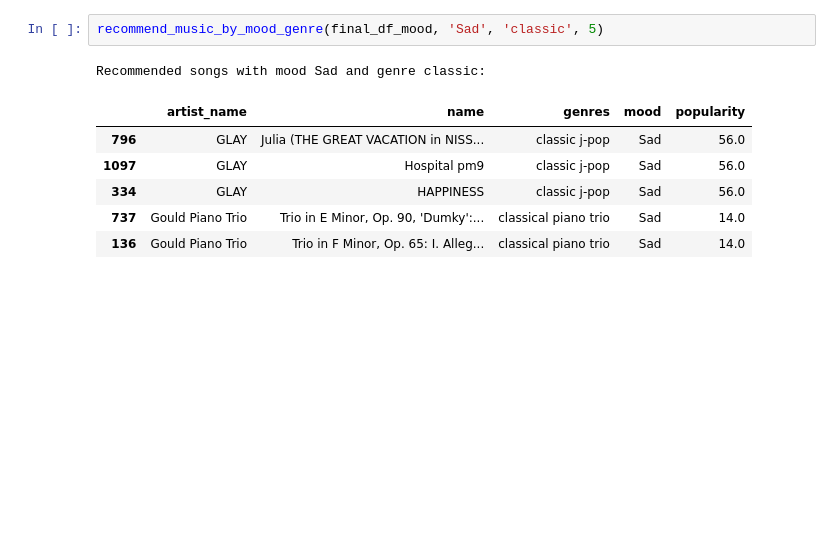
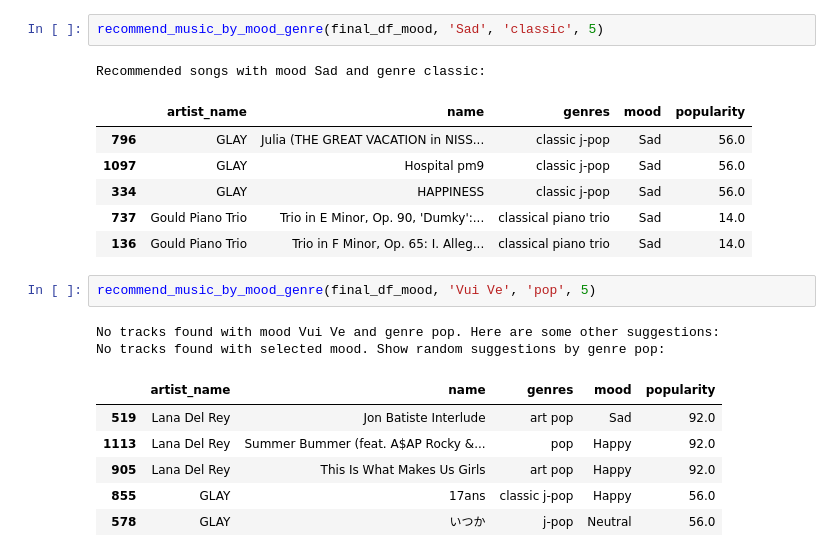
Before and after one commit to Swuzz123/Music-Recommendation, a Jupyter notebook: test.ipynb, the cells around one changed output. Drawn from its saved outputs; the diff is of its cells as text; blank space fills up the shorter version.

```diff
--- a/test.ipynb
+++ b/test.ipynb
@@ -489,3 +602,14 @@ Recommended songs with mood Sad and genre classic:
 | 334 | GLAY | HAPPINESS | classic j-pop | Sad | 56.0 |
 | 737 | Gould Piano Trio | Trio in E Minor, Op. 90, 'Dumky':... | classical piano trio | Sad | 14.0 |
 | 136 | Gould Piano Trio | Trio in F Minor, Op. 65: I. Alleg... | classical piano trio | Sad | 14.0 |
+# %%
+recommend_music_by_mood_genre(final_df_mood, 'Vui Ve', 'pop', 5)
+# %% [output]
+No tracks found with mood Vui Ve and genre pop. Here are some other suggestions:
+No tracks found with selected mood. Show random suggestions by genre pop:
+|  | artist_name | name | genres | mood | popularity |
+| 519 | Lana Del Rey | Jon Batiste Interlude | art pop | Sad | 92.0 |
+| 1113 | Lana Del Rey | Summer Bummer (feat. A$AP Rocky &... | pop | Happy | 92.0 |
+| 905 | Lana Del Rey | This Is What Makes Us Girls | art pop | Happy | 92.0 |
+| 855 | GLAY | 17ans | classic j-pop | Happy | 56.0 |
+| 578 | GLAY | いつか | j-pop | Neutral | 56.0 |
```
Also changed, not shown: parts of 10 cells of this notebook, 1 other file.
